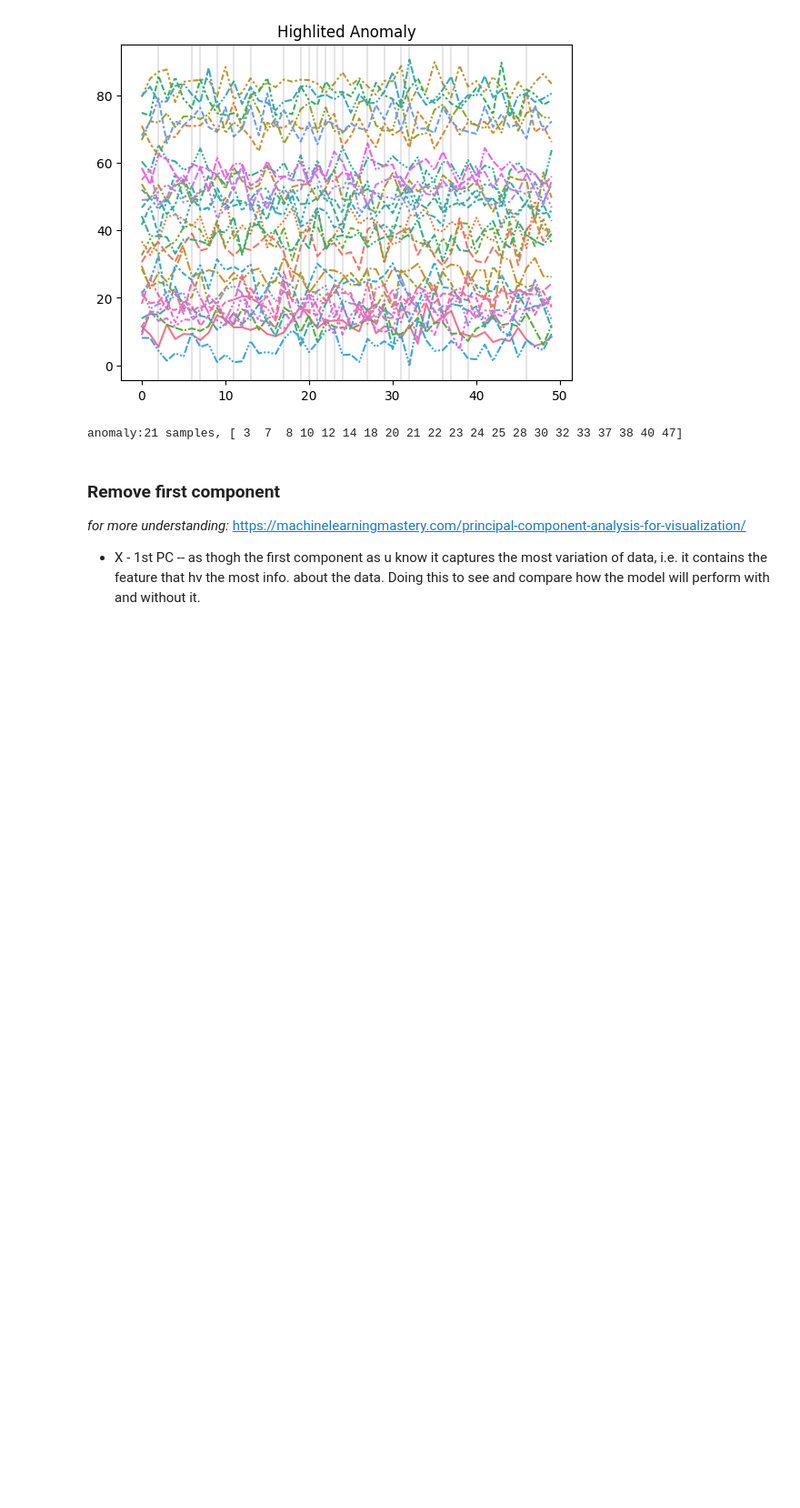
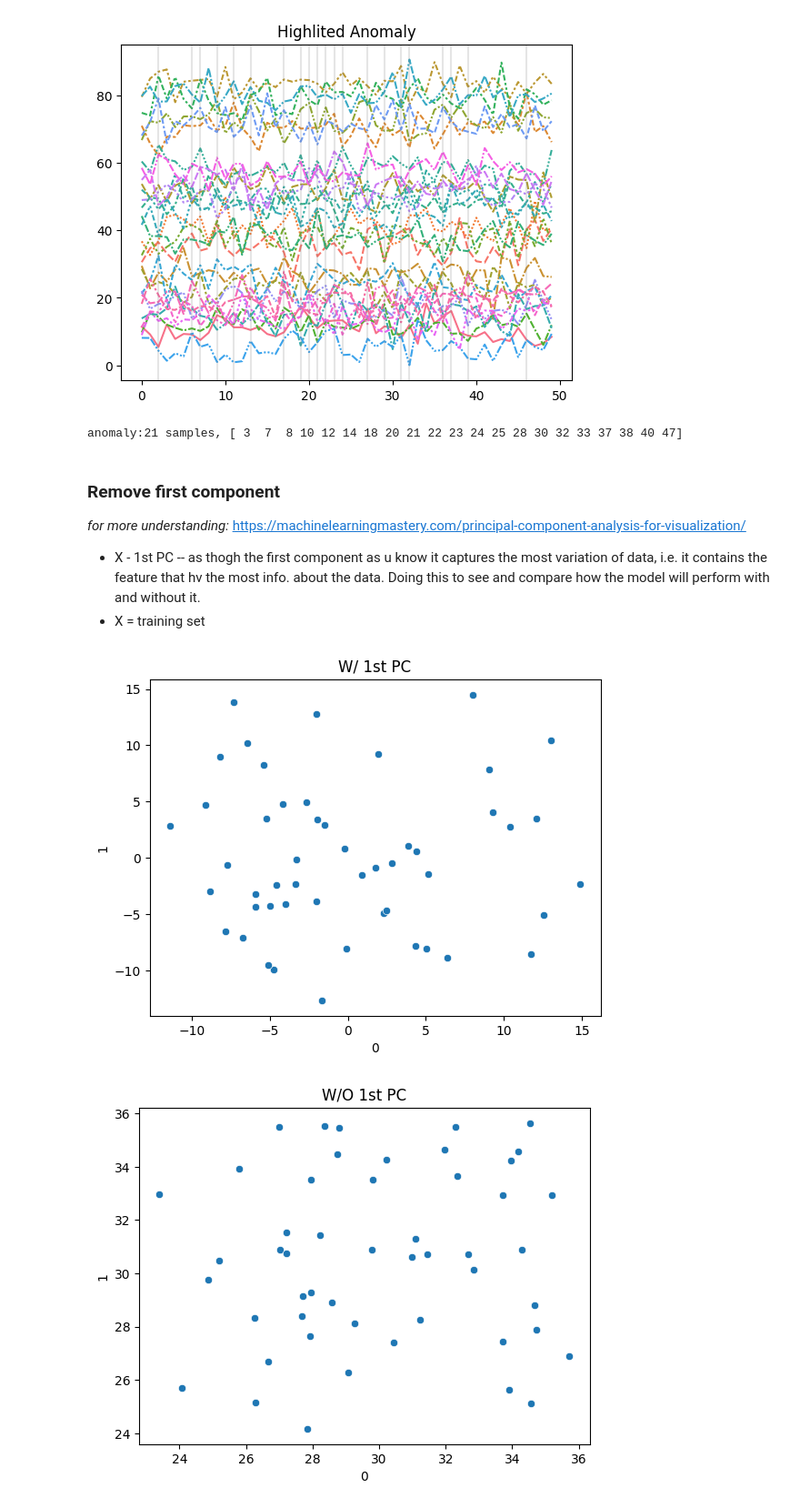
Before and after one commit to gdayjilljiw/ice-pca-hw, a Jupyter notebook: pca-and-ica.ipynb, the cells around one changed output. Shown at 91% size. Drawn from its saved outputs; the diff is of its cells as text; code cells hidden in the pictures; blank space fills up the shorter version.

```diff
--- a/pca-and-ica.ipynb
+++ b/pca-and-ica.ipynb
@@ -395,3 +374,19 @@ anomaly:21 samples, [ 3  7  8 10 12 14 18 20 21 22 23 24 25 28 30 32 33 37 38 40
 ### Remove first component
 *for more understanding:* https://machinelearningmastery.com/principal-component-analysis-for-visualization/
 - X - 1st PC -- as thogh the first component as u know it captures the most variation of data, i.e. it contains the feature that hv the most info. about the data. Doing this to see and compare how the model will perform with and without it.
+- X = training set
+# %%
+X_mean = train_normal - pca.mean_
+value = X_mean @ pca.components_[0]
+pc1 = np.array(value).reshape(-1,1) @ pca.components_[0].reshape(1,-1)
+Xt_removed_pc1 = train_normal - pc1
+
+plt.title('W/ 1st PC')
+sns.scatterplot(x=pca_train.loc[:,0],y=pca_train.loc[:, 1])
+plt.show()
+plt.title('W/O 1st PC')
+sns.scatterplot(x=Xt_removed_pc1.iloc[:,0],y=Xt_removed_pc1.iloc[:,1])
+plt.show()
+# %% [output]
+[figure, added]
+[figure, added]
```
Also changed, not shown: parts of 13 cells of this notebook.
